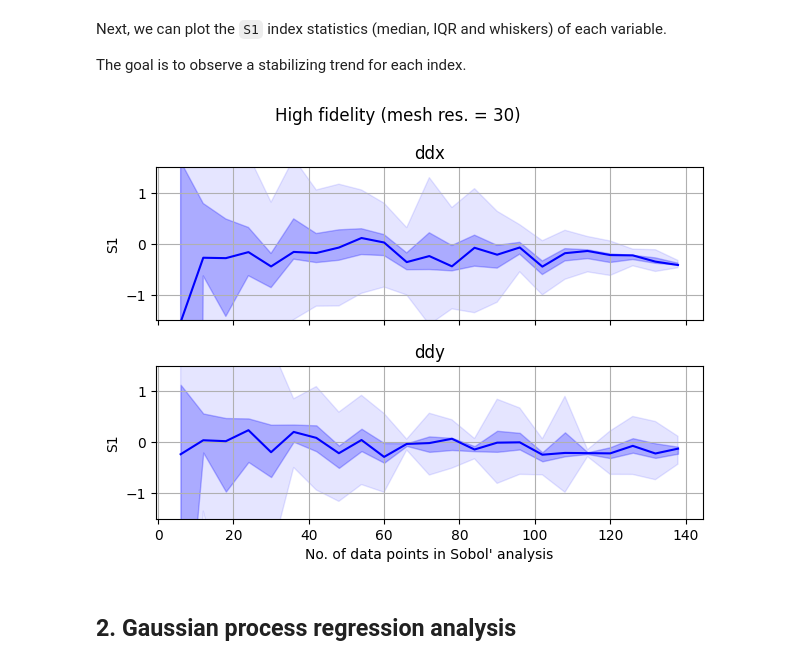
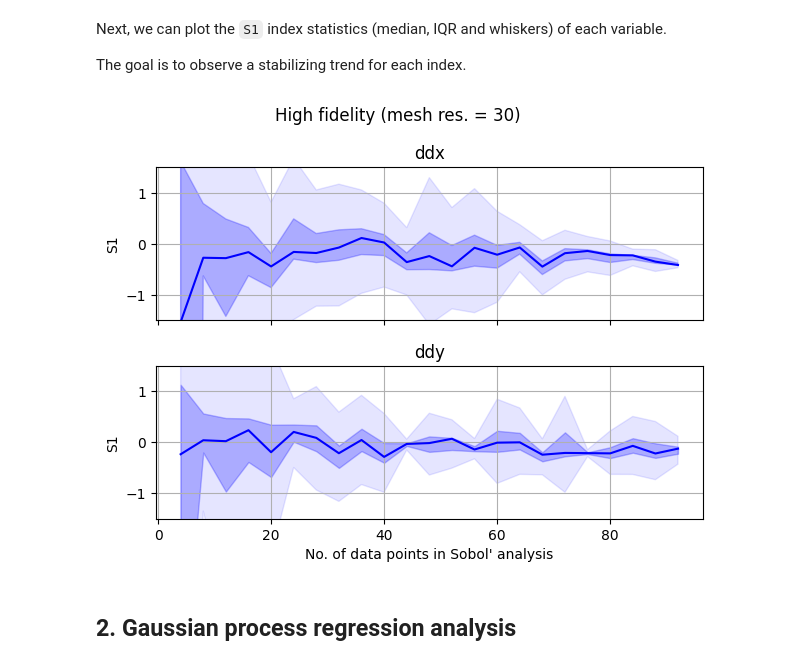
Before and after one commit to llguo95/COMPAS_simulation, a Jupyter notebook: analysis/doe_analysis.ipynb, the cells around one changed output. Cells and saved outputs as stored; diff of their text form; code cells hidden in the pictures.

```diff
--- a/analysis/doe_analysis.ipynb
+++ b/analysis/doe_analysis.ipynb
@@ -39,7 +39,7 @@ if generate_r2:
 # %% [markdown]
 Indicate the paths to the data sets:
 # %%
-df_raw = pd.read_csv("doe_data.csv", header=[0, 1], index_col=0)
+df_raw = pd.read_csv("data/doe_data.csv", header=[0, 1], index_col=0)
 # %% [markdown]
 Let's look at the data set.
 # %%
@@ -179,37 +205,37 @@ upper_whisker = q3 + 1.5 * (q3 - q1)
 lower_whisker = q1 - 1.5 * (q3 - q1)
 
 fig, axs = plt.subplots(2, 1, sharex=True)
 
 for j in range(2):
     axs[j].plot(
-        6 * np.arange(1, (len(X_hf) - len(X_hf) % 4) // 4),
+        4 * np.arange(1, (len(X_hf) - len(X_hf) % 4) // 4),
         median[:, j],
         color='b', label='median'
     )
     axs[j].fill_between(
-        6 * np.arange(1, (len(X_hf) - len(X_hf) % 4) // 4),
+        4 * np.arange(1, (len(X_hf) - len(X_hf) % 4) // 4),
         q1[:, j], q3[:, j], alpha=.25,
         color='b', label='IQR'
     )
     axs[j].fill_between(
-        6 * np.arange(1, (len(X_hf) - len(X_hf) % 4) // 4),
+        4 * np.arange(1, (len(X_hf) - len(X_hf) % 4) // 4),
         lower_whisker[:, j], upper_whisker[:, j], alpha=.1,
         color='b', label='1.5 x IQR'
     )
     # axs[j].set_ylim([median[-1, j] - 1,
     #                 median[-1, j] + 1])
     axs[j].set_ylim([-1.5, 1.5])
     axs[j].set_title(sp['names'][j])
     axs[j].set_ylabel('S1')
     axs[j].grid()
 
 axs[-1].set_xlabel('No. of data points in Sobol\' analysis')
 
 plt.suptitle('High fidelity (mesh res. = 30)')
 
 plt.tight_layout()
 # %% [output]
-[figure, old version]
+[figure, new version]
 # %% [markdown]
 ## 2. Gaussian process regression analysis
 # %% [markdown]
```
Also changed, not shown: parts of 11 cells of this notebook, 15 other files.
